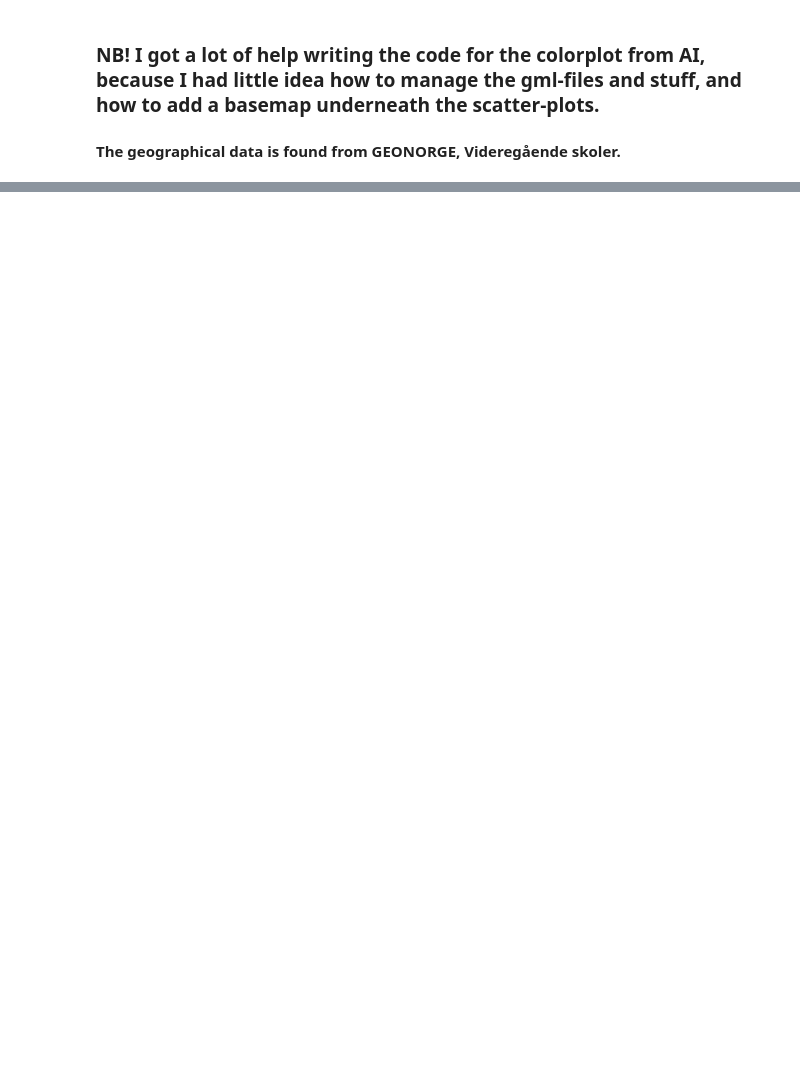
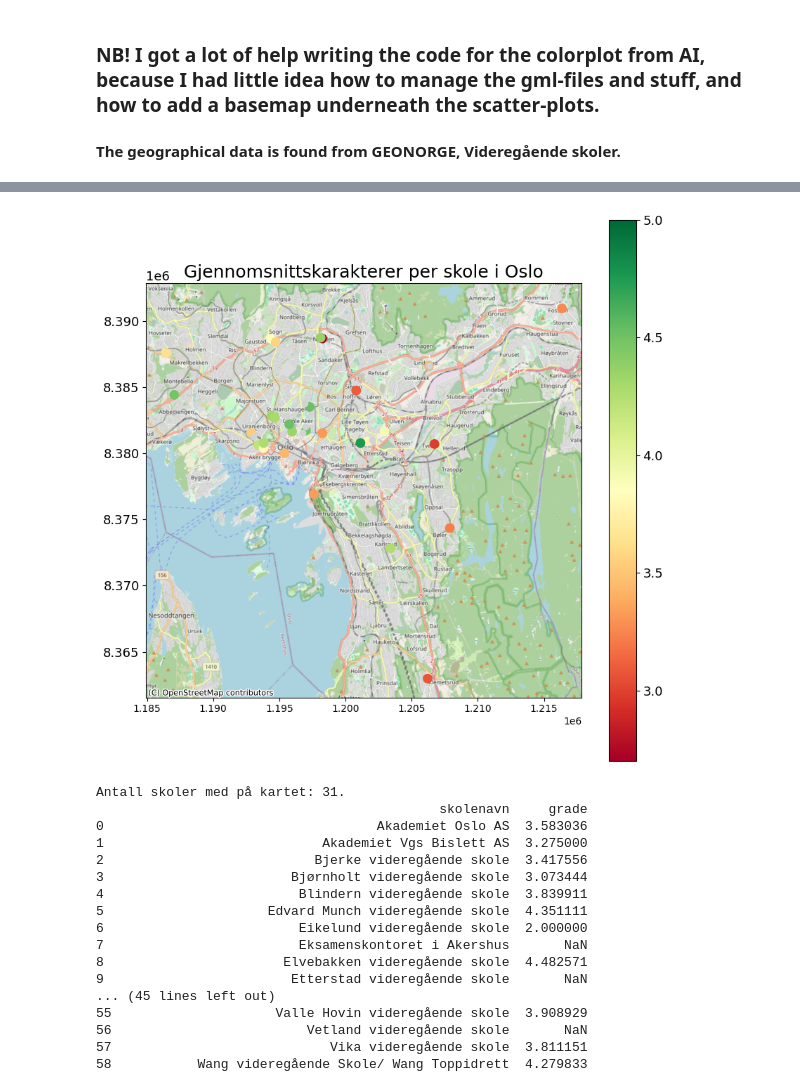
Before and after one commit to kajassandnes/high_school_grades, a Jupyter notebook: analysis_.ipynb, the cells around one changed output, grey strips where cells are left out. Drawn from its saved outputs; the diff is of its cells as text; code cells hidden in the pictures; blank space fills up the shorter version.

```diff
--- a/analysis_.ipynb
+++ b/analysis_.ipynb
@@ -586,0 +533,55 @@ Antall skoler med på kartet: 31.
+# %%
+import geopandas as gpd
+import contextily as ctx
+
+# Loading geographical data
+gdf = gpd.read_file("oslo_vgs.gml")
+
+# mapping school and grde
+school_means_df = pd.DataFrame({
+    "skolenavn": schools,
+    "grade": school_grades
+})
+
+# connecting grades and chool with geography
+gdf = gdf.merge(school_means_df, on="skolenavn", how="left")
+
+fig, ax = plt.subplots(figsize=(10, 10))
+gdf_web = gdf.to_crs(epsg=3857)  # using correct measuring system
+
+gdf_web.plot(
+    ax=ax,
+    column="grade",
+    cmap="RdYlGn",
+    vmin = 2.7,
+    vmax = 5,
+    legend=True,
+    markersize=80,
+    missing_kwds={"color": "lightgrey", "label": "No data"}
+)
+
+ctx.add_basemap(ax, source=ctx.providers.OpenStreetMap.Mapnik)
+plt.title("Gjennomsnittskarakterer per skole i Oslo")
+plt.show()
+
+print(f"Antall skoler med på kartet: {gdf_web['grade'].notna().sum()}.")
+print(gdf[["skolenavn", "grade"]])
+# %% [output]
+[figure, added]
+Antall skoler med på kartet: 31.
+                                            skolenavn     grade
+0                                   Akademiet Oslo AS  3.583036
+1                            Akademiet Vgs Bislett AS  3.275000
+2                           Bjerke videregående skole  3.417556
+3                        Bjørnholt videregående skole  3.073444
+4                         Blindern videregående skole  3.839911
+5                     Edvard Munch videregående skole  4.351111
+6                         Eikelund videregående skole  2.000000
+7                         Eksamenskontoret i Akershus       NaN
+8                       Elvebakken videregående skole  4.482571
+9                        Etterstad videregående skole       NaN
+... (45 lines left out)
+55                     Valle Hovin videregående skole  3.908929
+56                         Vetland videregående skole       NaN
+57                            Vika videregående skole  3.811151
+58           Wang videregående Skole/ Wang Toppidrett  4.279833
```
Also changed, not shown: parts of 2 cells of this notebook.
